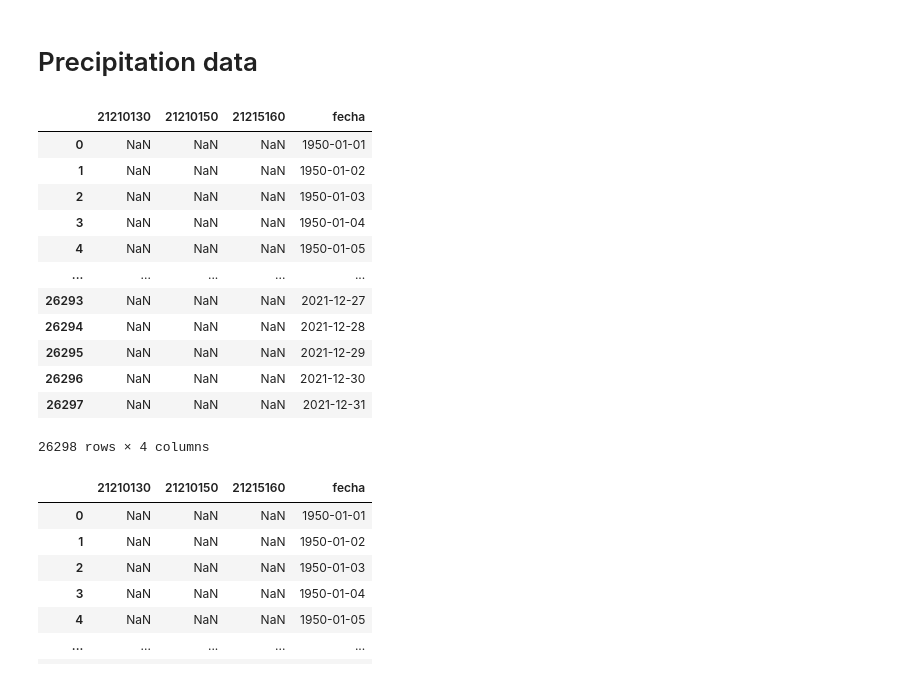
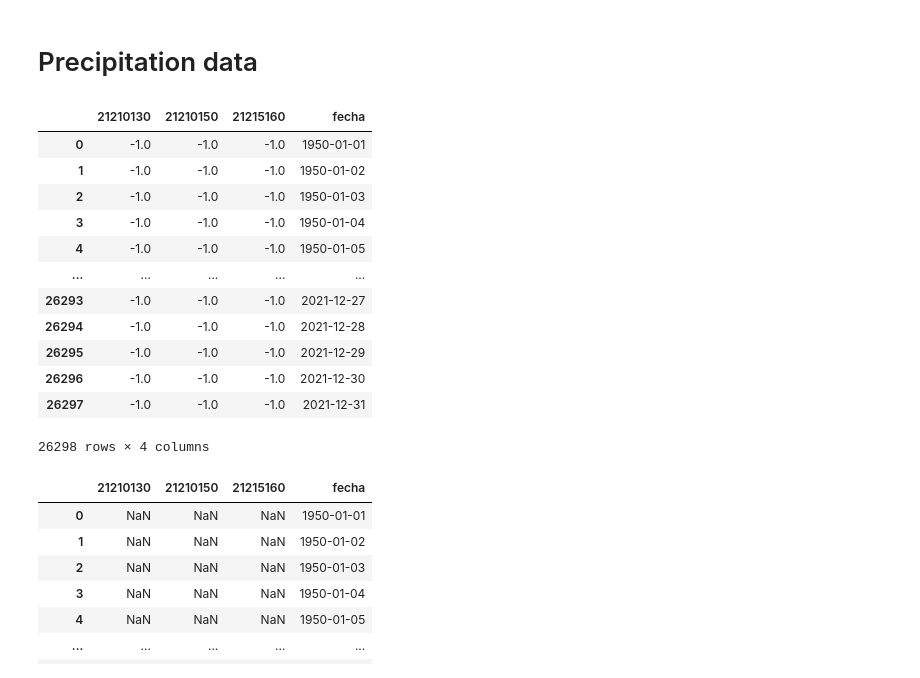
Before and after one commit to IngButters/input_Tetis, a Jupyter notebook: input_Tetis.ipynb, the cells around one changed output. Cells and saved outputs as stored; diff of their text form; code cells hidden in the pictures.

```diff
--- a/input_Tetis.ipynb
+++ b/input_Tetis.ipynb
@@ -2,31 +2,34 @@
 # Precipitation data
 # %%
 import pandas as pd
+import numpy as np
 
 filename = 'C:/Users/Bender/Desktop/Mapas_ERA/Anexos_Final/Anexo A series IDEAM bruta/precipitacion_sup.csv'
 
 letra = "P"
 
 columnas = ['fecha',"21210150",
 "21215160",
 "21210130"]
 
 df_precip_sup = pd.read_csv(filename, usecols = columnas)
 
+# Missing data in tetis = -1
+df_precip_sup = df_precip_sup.fillna(-1)
 df_precip_sup
 # %% [output]
 |  | 21210130 | 21210150 | 21215160 | fecha |
-| 0 | NaN | NaN | NaN | 1950-01-01 |
-| 1 | NaN | NaN | NaN | 1950-01-02 |
-| 2 | NaN | NaN | NaN | 1950-01-03 |
-| 3 | NaN | NaN | NaN | 1950-01-04 |
-| 4 | NaN | NaN | NaN | 1950-01-05 |
+| 0 | -1.0 | -1.0 | -1.0 | 1950-01-01 |
+| 1 | -1.0 | -1.0 | -1.0 | 1950-01-02 |
+| 2 | -1.0 | -1.0 | -1.0 | 1950-01-03 |
+| 3 | -1.0 | -1.0 | -1.0 | 1950-01-04 |
+| 4 | -1.0 | -1.0 | -1.0 | 1950-01-05 |
 | ... | ... | ... | ... | ... |
-| 26293 | NaN | NaN | NaN | 2021-12-27 |
-| 26294 | NaN | NaN | NaN | 2021-12-28 |
-| 26295 | NaN | NaN | NaN | 2021-12-29 |
-| 26296 | NaN | NaN | NaN | 2021-12-30 |
-| 26297 | NaN | NaN | NaN | 2021-12-31 |
+| 26293 | -1.0 | -1.0 | -1.0 | 2021-12-27 |
+| 26294 | -1.0 | -1.0 | -1.0 | 2021-12-28 |
+| 26295 | -1.0 | -1.0 | -1.0 | 2021-12-29 |
+| 26296 | -1.0 | -1.0 | -1.0 | 2021-12-30 |
+| 26297 | -1.0 | -1.0 | -1.0 | 2021-12-31 |
 26298 rows × 4 columns
 # %%
 #Transform column 'fecha' to_datetime
```
Also changed, not shown: parts of 7 cells of this notebook, 1 other file.
